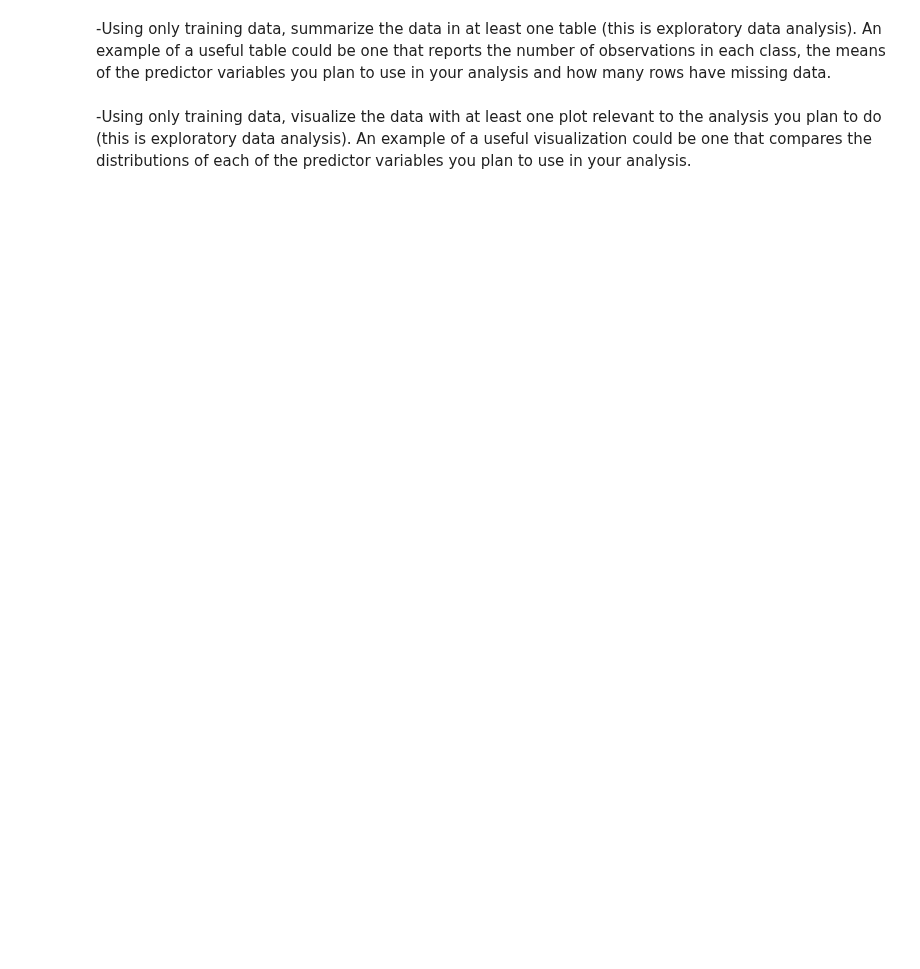
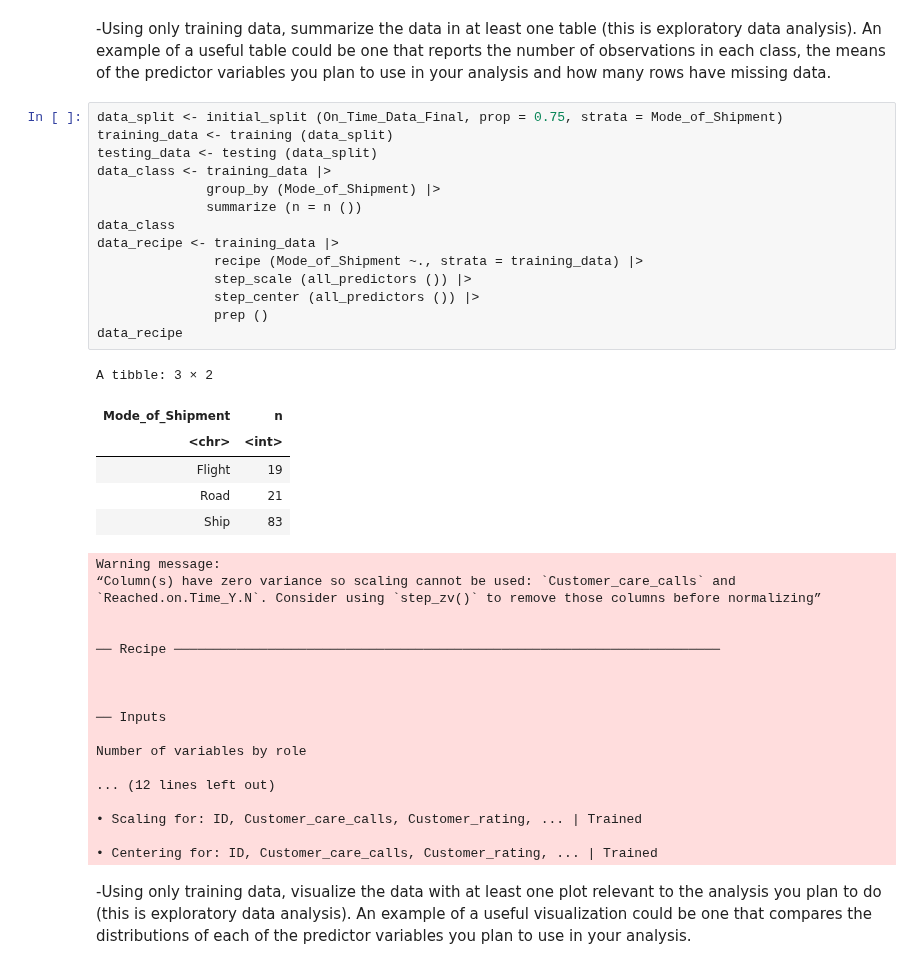
Before and after one commit to Dana-Te/DSCI100-Group-41, a Jupyter notebook: Group_Proposal.ipynb, the cells around one changed output. Cells and saved outputs as stored; diff of their text form; blank space fills up the shorter version.

Commit message:
Split the data set

```diff
--- a/Group_Proposal.ipynb
+++ b/Group_Proposal.ipynb
@@ -98,5 +98,43 @@ A tibble: 6563 × 7
 # %% [markdown]
 -Using only training data, summarize the data in at least one table (this is exploratory data analysis). An example of a useful table could be one that reports the number of observations in each class, the means of the predictor variables you plan to use in your analysis and how many rows have missing data.
+# %%
+data_split <- initial_split (On_Time_Data_Final, prop = 0.75, strata = Mode_of_Shipment)
+training_data <- training (data_split)
+testing_data <- testing (data_split)
+data_class <- training_data |>
+              group_by (Mode_of_Shipment) |>
+              summarize (n = n ())
+data_class
+data_recipe <- training_data |>
+               recipe (Mode_of_Shipment ~., strata = training_data) |>
+               step_scale (all_predictors ()) |>
+               step_center (all_predictors ()) |>
+               prep ()
+data_recipe
+# %% [output]
+A tibble: 3 × 2
+| Mode_of_Shipment | n |
+| <chr> | <int> |
+| Flight | 19 |
+| Road | 21 |
+| Ship | 83 |
+Warning message:
+“Column(s) have zero variance so scaling cannot be used: `Customer_care_calls` and `Reached.on.Time_Y.N`. Consider using `step_zv()` to remove those columns before normalizing”
+
+
+── Recipe ──────────────────────────────────────────────────────────────────────
+
+
+
+── Inputs
+
+Number of variables by role
+
+... (12 lines left out)
+
+• Scaling for: ID, Customer_care_calls, Customer_rating, ... | Trained
+
+• Centering for: ID, Customer_care_calls, Customer_rating, ... | Trained
 # %% [markdown]
 -Using only training data, visualize the data with at least one plot relevant to the analysis you plan to do (this is exploratory data analysis). An example of a useful visualization could be one that compares the distributions of each of the predictor variables you plan to use in your analysis.
 # %% [markdown]
```
Also changed, not shown: parts of 3 cells of this notebook.
